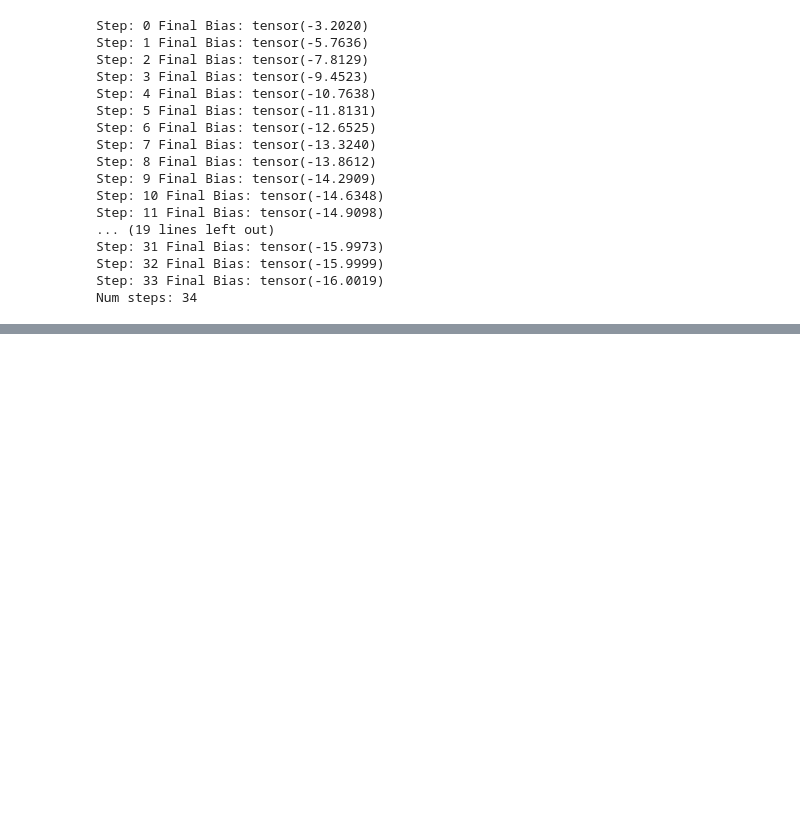
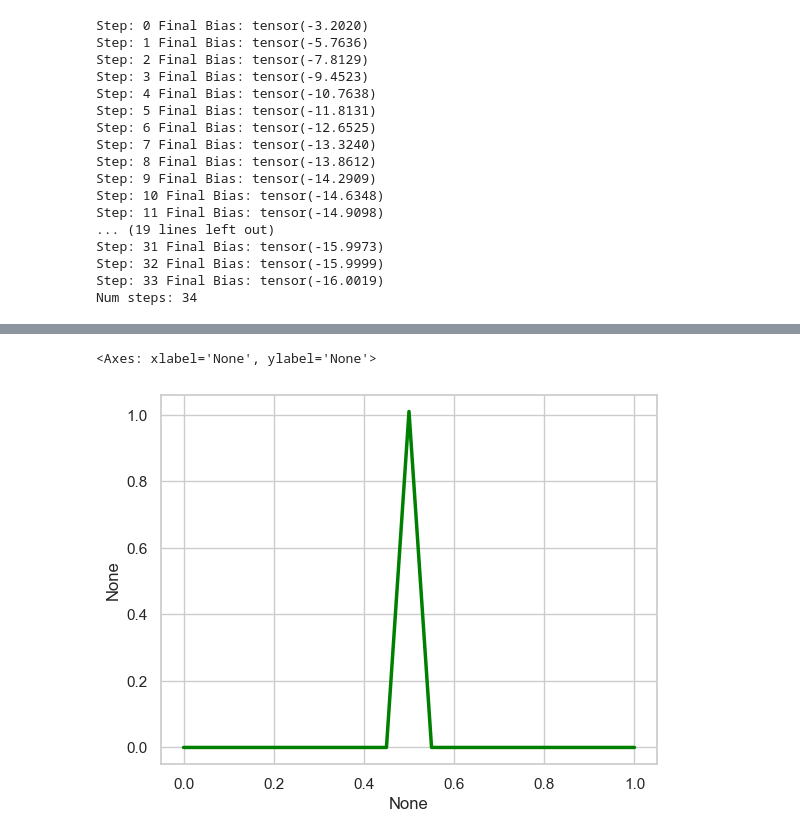
Before and after one commit to suchitbhayani/nn-basics, a Jupyter notebook: nn-basics.ipynb, the cells around one changed output, grey strips where cells are left out. Cells and saved outputs as stored; diff of their text form; code cells hidden in the pictures; blank space fills up the shorter version.

```diff
--- a/nn-basics.ipynb
+++ b/nn-basics.ipynb
@@ -143,0 +156,40 @@ sns.lineplot(x=inputs, y=outputs.detach(), color='green', linewidth=2.
+# %%
+class BasicLightning(L.LightningModule):
+    def __init__(self):
+        super().__init__()
+
+        self.w00 = nn.Parameter(torch.tensor(1.7), requires_grad=False)
+        self.b00 = nn.Parameter(torch.tensor(-0.85), requires_grad=False)
+        self.w01 = nn.Parameter(torch.tensor(-40.8), requires_grad=False)
+
+        self.w10 = nn.Parameter(torch.tensor(12.6), requires_grad=False)
+        self.b10 = nn.Parameter(torch.tensor(0.0), requires_grad=False)
+        self.w11 = nn.Parameter(torch.tensor(2.7), requires_grad=False)
+
+        self.final_bias = nn.Parameter(torch.tensor(-16.), requires_grad=False)
+
+    def forward(self, input):
+        input_to_top_relu = input * self.w00 + self.b00
+        top_relu_output = F.relu(input_to_top_relu)
+        scaled_top_relu_output = top_relu_output * self.w01
+
+        input_to_bot_relu = input * self.w10 + self.b10
+        bot_relu_output = F.relu(input_to_bot_relu)
+        scaled_bot_relu_output = bot_relu_output * self.w11
+
+
+        input_to_final_relu = scaled_top_relu_output + scaled_bot_relu_output + self.final_bias
+
+        output = F.relu(input_to_final_relu)
+
+        return output
+# %%
+model = BasicLightning()
+
+output_values = model(input_doses)
+
+sns.set(style='whitegrid')
+sns.lineplot(x=input_doses, y=output_values, color='green', linewidth=2.5)
+# %% [output]
+<Axes: xlabel='None', ylabel='None'>
+[figure, added]
```
Also changed, not shown: parts of 11 cells of this notebook, 10 other files.
